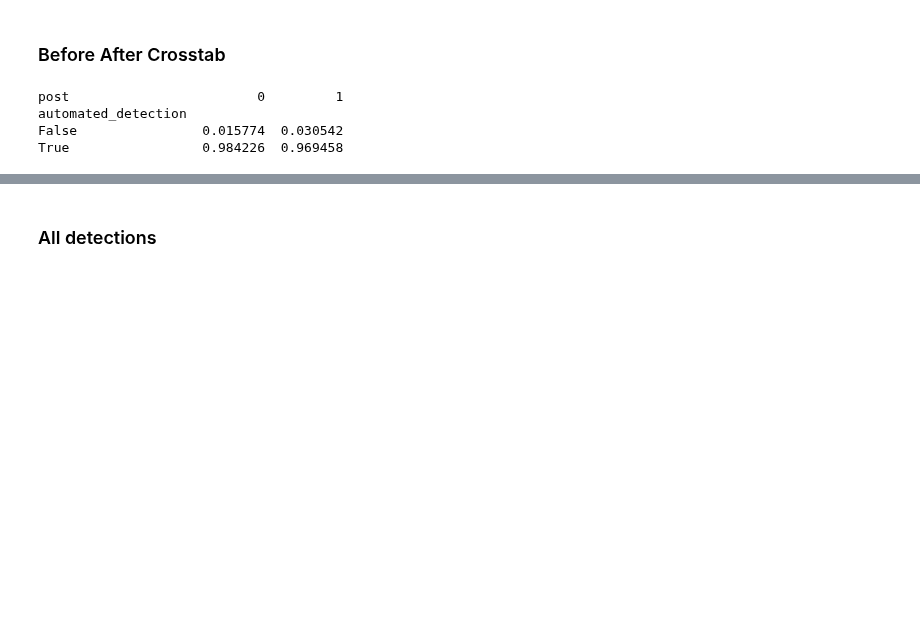
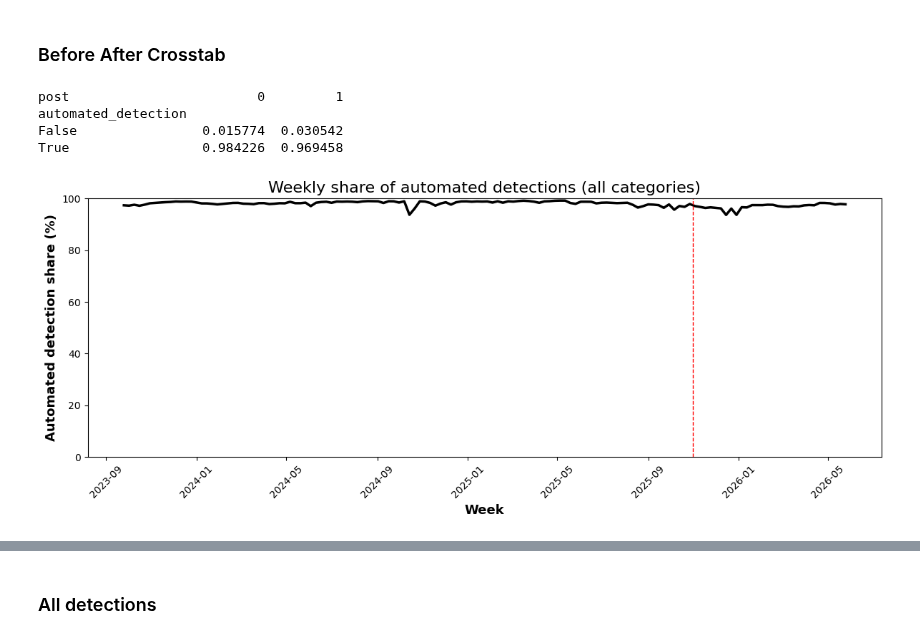
Before and after one commit to DarioLandwehr/TikTok_decision_automation, a Jupyter notebook: automation_descriptives.ipynb, the cells around one changed output, grey strips where cells are left out. Drawn from its saved outputs; the diff is of its cells as text; code cells hidden in the pictures; blank space fills up the shorter version.

```diff
--- a/automation_descriptives.ipynb
+++ b/automation_descriptives.ipynb
@@ -32,3 +32,66 @@ post                        0         1
 automated_detection
 False                0.015774  0.030542
 True                 0.984226  0.969458
+# %%
+# Dates
+det["application_date"] = pd.to_datetime(det["application_date"])
+
+# Binary automation indicator
+det["automated"] = (
+    det["automated_detection"]
+       .astype(str)
+       .str.upper()
+       .isin(["YES", "TRUE", "1"])
+       .astype(int)
+)
+
+# Weekly aggregation (NO category split)
+weekly_all = (
+    det.assign(
+        week=det["application_date"].dt.to_period("W").dt.start_time,
+        automated_count=lambda x: x["total"] * x["automated"]
+    )
+    .groupby("week", as_index=False)
+    .agg(
+        total_count=("total", "sum"),
+        automated_count=("automated_count", "sum")
+    )
+)
+
+# Share
+weekly_all["share_automated"] = (
+    weekly_all["automated_count"] / weekly_all["total_count"]
+)
+
+# Policy cutoff
+policy_date = pd.Timestamp("2025-10-31")
+
+# ---- Plot ----
+fig, ax = plt.subplots(figsize=(12, 5))
+
+ax.plot(
+    weekly_all["week"],
+    100 * weekly_all["share_automated"],
+    linewidth=2.5,
+    color="black"
+)
+
+ax.axvline(
+    policy_date,
+    linestyle="--",
+    linewidth=1,
+    color="red"
+)
+
+ax.set_ylim(0, 100)
+ax.set_ylabel("Automated detection share (%)", fontsize=13, fontweight="bold")
+ax.set_xlabel("Week", fontsize=13, fontweight="bold")
+ax.set_title("Weekly share of automated detections (all categories)", fontsize=16)
+
+ax.tick_params(axis="x", rotation=45)
+
+plt.tight_layout()
+plt.savefig("figures/detection_all.png", dpi=300)
+plt.show()
+# %% [output]
+[figure, added]
```
Also changed, not shown: parts of 11 cells of this notebook.
